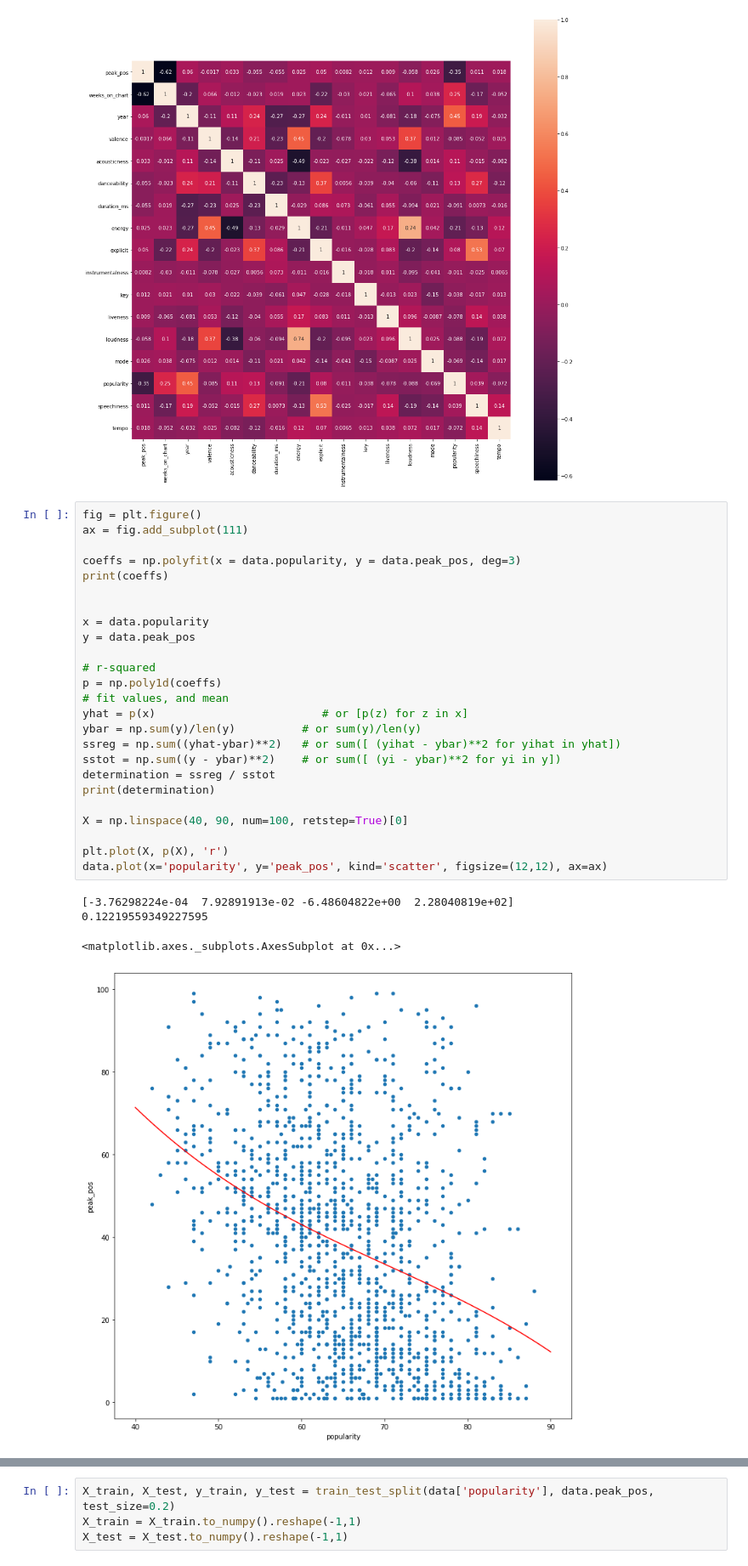
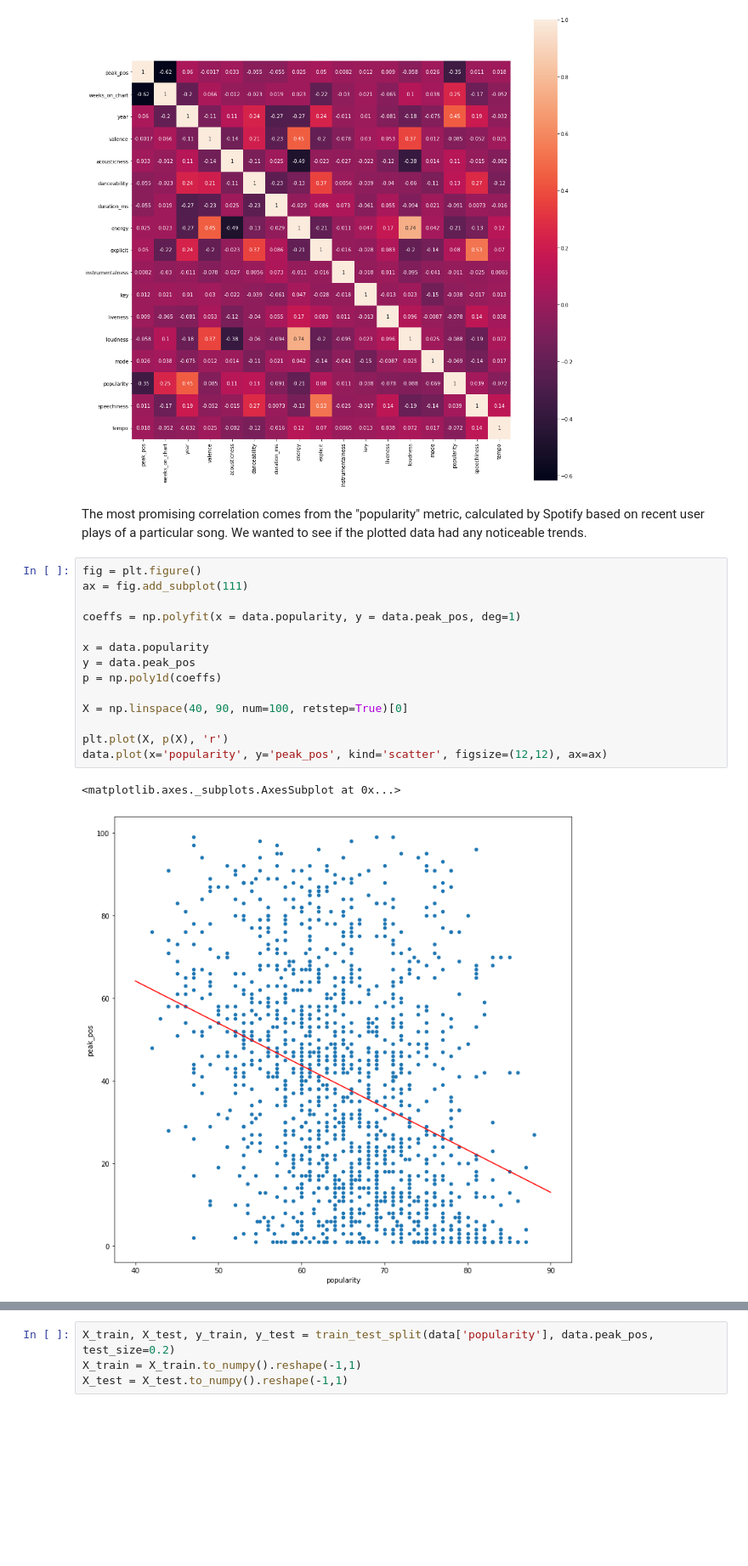
Before and after one commit to SamuelHLam/SamuelHLam.github.io, a Jupyter notebook: Final Tutorial.ipynb, the cells around one changed output, grey strips where cells are left out. Shown: that part at 85% size. Cells and saved outputs as stored; diff of their text form; blank space fills up the shorter version.

```diff
--- a/Final Tutorial.ipynb
+++ b/Final Tutorial.ipynb
@@ -345,33 +368,22 @@ sns.heatmap(corr, annot=True, fmt=".2g", ax=ax, square=True)
 # %% [output]
 <matplotlib.axes._subplots.AxesSubplot at 0x...>
 [figure]
+# %% [markdown]
+The most promising correlation comes from the "popularity" metric, calculated by Spotify based on recent user plays of a particular song. We wanted to see if the plotted data had any noticeable trends.
 # %%
 fig = plt.figure()
 ax = fig.add_subplot(111)
 
-coeffs = np.polyfit(x = data.popularity, y = data.peak_pos, deg=3)
-print(coeffs)
-
+coeffs = np.polyfit(x = data.popularity, y = data.peak_pos, deg=1)
 
 x = data.popularity
 y = data.peak_pos
-
-# r-squared
 p = np.poly1d(coeffs)
-# fit values, and mean
-yhat = p(x)                         # or [p(z) for z in x]
-ybar = np.sum(y)/len(y)          # or sum(y)/len(y)
-ssreg = np.sum((yhat-ybar)**2)   # or sum([ (yihat - ybar)**2 for yihat in yhat])
-sstot = np.sum((y - ybar)**2)    # or sum([ (yi - ybar)**2 for yi in y])
-determination = ssreg / sstot
-print(determination)
 
 X = np.linspace(40, 90, num=100, retstep=True)[0]
 
 plt.plot(X, p(X), 'r')
 data.plot(x='popularity', y='peak_pos', kind='scatter', figsize=(12,12), ax=ax)
 # %% [output]
-[-3.76298224e-04  7.92891913e-02 -6.48604822e+00  2.28040819e+02]
-0.12219559349227595
+<matplotlib.axes._subplots.AxesSubplot at 0x...>
-<matplotlib.axes._subplots.AxesSubplot at 0x...>
-[figure, old version]
+[figure, new version]
```
Also changed, not shown: parts of 85 cells of this notebook, 1 other file.
